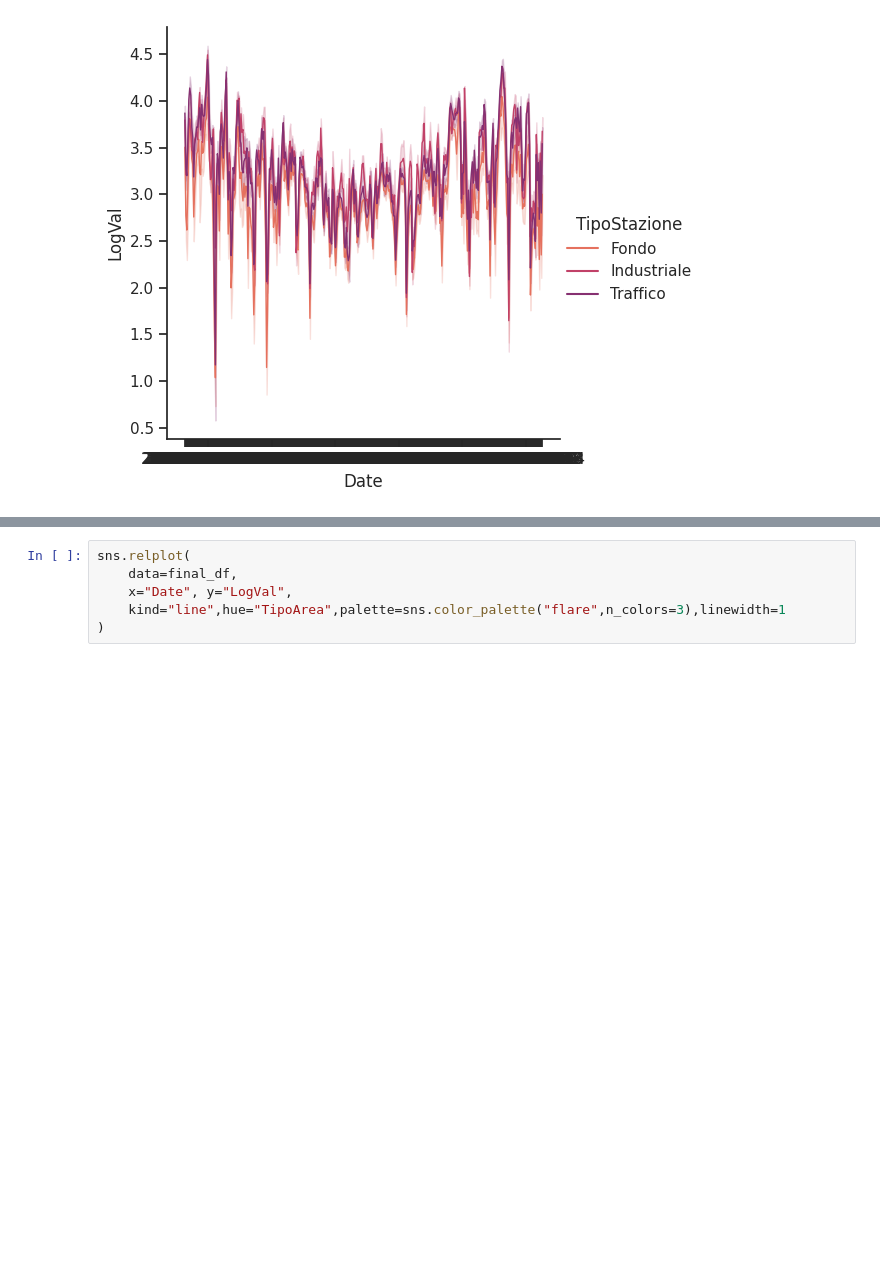
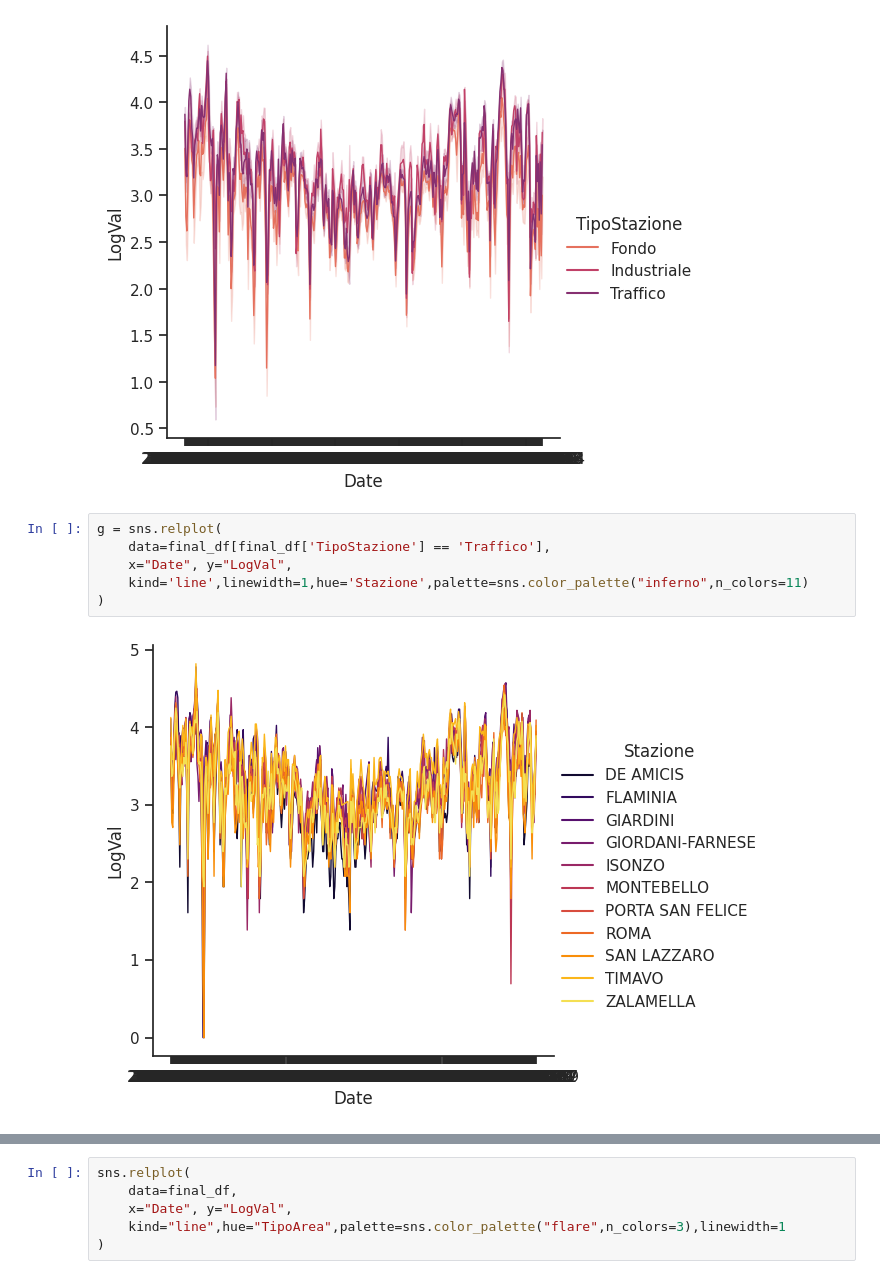
Before and after one commit to CostanzaCantalini/bayes_colab, a Jupyter notebook: data/analisi_esplorativa_tesi.ipynb, the cells around one changed output, grey strips where cells are left out. Saved outputs shown, nothing was run; the diff lists cells and outputs as text; blank space fills up the shorter version.

Commit message:
Completati plot esplorativi fino alla sezione 1.2.4

```diff
--- a/data/analisi_esplorativa_tesi.ipynb
+++ b/data/analisi_esplorativa_tesi.ipynb
@@ -77,3 +87,11 @@ sns.relplot(
 # %% [output]
 <seaborn.axisgrid.FacetGrid at 0x...>
 [figure]
+# %%
+g = sns.relplot(
+    data=final_df[final_df['TipoStazione'] == 'Traffico'],
+    x="Date", y="LogVal",
+    kind='line',linewidth=1,hue='Stazione',palette=sns.color_palette("inferno",n_colors=11)
+)
+# %% [output]
+[figure, added]
```
Also changed, not shown: parts of 15 cells of this notebook.
